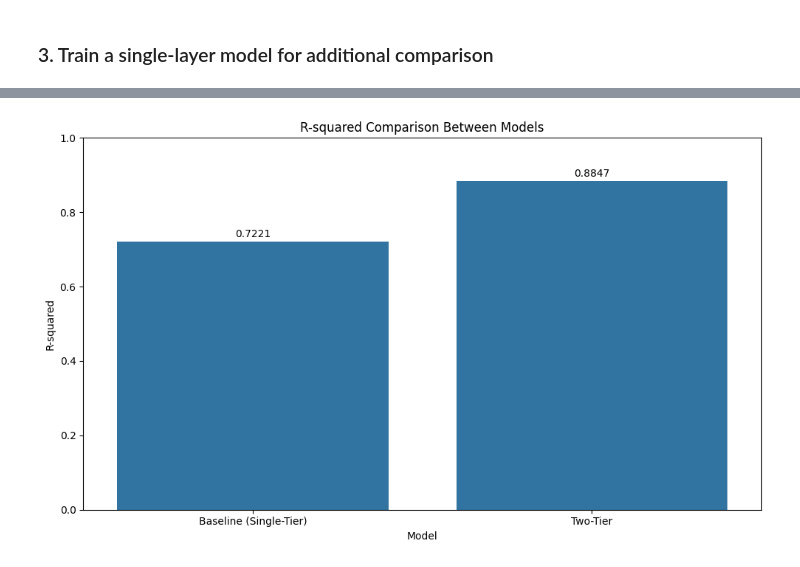
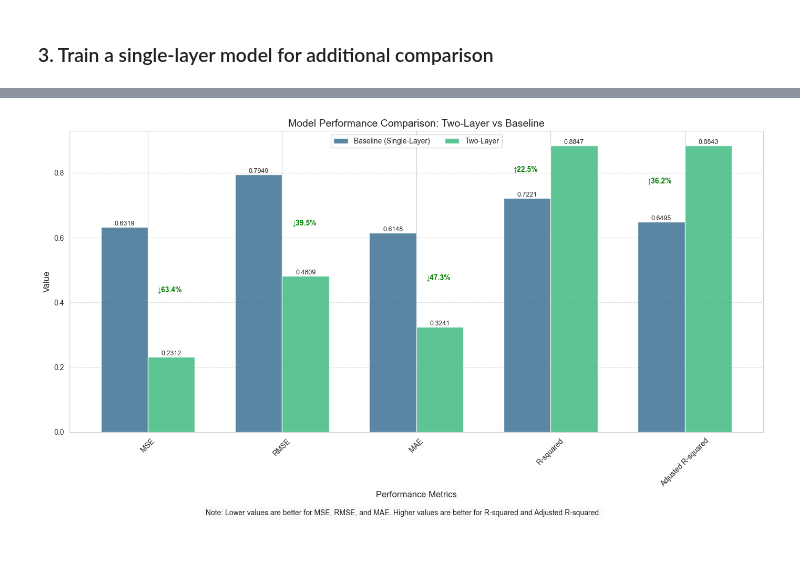
Before and after one commit to XYinfg/esg_analytics, a Jupyter notebook: TwoLayerModel/TwoLayerModel.ipynb, the cells around one changed output, grey strips where cells are left out. Cells and saved outputs as stored; diff of their text form; code cells hidden in the pictures.

```diff
--- a/TwoLayerModel/TwoLayerModel.ipynb
+++ b/TwoLayerModel/TwoLayerModel.ipynb
@@ -682,21 +682,54 @@ Comparison between Baseline and Two-Tier models for ESG Score prediction:
    Adjusted R-squared
 0            0.649467
 1            0.884264
-# %%
-plt.figure(figsize=(10, 6))
-barplot = sns.barplot(x='Model', y='R-squared', data=comparison)
-plt.title('R-squared Comparison Between Models')
-plt.ylim(0, 1)
-
-# Add text labels
-for i, bar in enumerate(barplot.patches):
-    barplot.text(
-        bar.get_x() + bar.get_width()/2,
-        bar.get_height() + 0.01,
-        f'{bar.get_height():.4f}',
-        ha='center'
-    )
-
-plt.tight_layout()
-# %% [output]
-[figure, removed]
+# %%
+# Set up colors for better visual distinction
+colors = sns.color_palette("viridis", len(comparison['Model']))
+
+# Create figure
+plt.figure(figsize=(14, 8))
+
+# Set width of bars
+bar_width = 0.35
+index = np.arange(len(comparison.columns[1:]))  # Skip the 'Model' column
+
+# Create grouped bars
+for i, model in enumerate(comparison['Model']):
+    # Plot the metrics for this model
+    bars = plt.bar(index + i*bar_width, comparison.iloc[i, 1:],
+                 bar_width, label=model, color=colors[i], alpha=0.8)
+
+    # Add value labels on top of bars
+    for bar in bars:
+        height = bar.get_height()
+        plt.text(bar.get_x() + bar.get_width()/2., height,
+                f'{height:.4f}', ha='center', va='bottom', fontsize=9)
+
+# Add labels and title
+plt.xlabel('Performance Metrics', fontsize=12)
+plt.ylabel('Value', fontsize=12)
+plt.title('Model Performance Comparison: Two-Layer vs Baseline', fontsize=14)
+plt.xticks(index + bar_width/2, comparison.columns[1:], rotation=45)
+plt.legend(loc='upper center', bbox_to_anchor=(0.5, 1.00), ncol=2)
+
+# Add a note about interpretation
+plt.figtext(0.5, 0.01,
+           "Note: Lower values are better for MSE, RMSE, and MAE. Higher values are better for R-squared and Adjusted R-squared.",
+           ha='center', fontsize=10, bbox=dict(facecolor='#f8f9fa', alpha=0.5))
+
+# Add percentage improvement for each metric
+for i, metric in enumerate(comparison.columns[1:]):
+    if metric in ['MSE', 'RMSE', 'MAE']:  # Lower is better
+        gain = (comparison[metric].iloc[0] - comparison[metric].iloc[1]) / comparison[metric].iloc[0] * 100
+        plt.text(i + 0.25, (comparison[metric].iloc[0] + comparison[metric].iloc[1])/2,
+                f"↓{gain:.1f}%", color='green', fontweight='bold')
+    else:  # Higher is better
+        gain = (comparison[metric].iloc[1] - comparison[metric].iloc[0]) / comparison[metric].iloc[0] * 100
+        plt.text(i - 0.1, (comparison[metric].iloc[0] + comparison[metric].iloc[1])/2,
+                f"↑{gain:.1f}%", color='green', fontweight='bold')
+
+plt.tight_layout(rect=[0, 0.03, 1, 0.97])
+plt.grid(axis='y', linestyle='--', alpha=0.7)
+plt.show()
+# %% [output]
+[figure, added]
```
Also changed, not shown: parts of 4 cells of this notebook, 1 other file.
